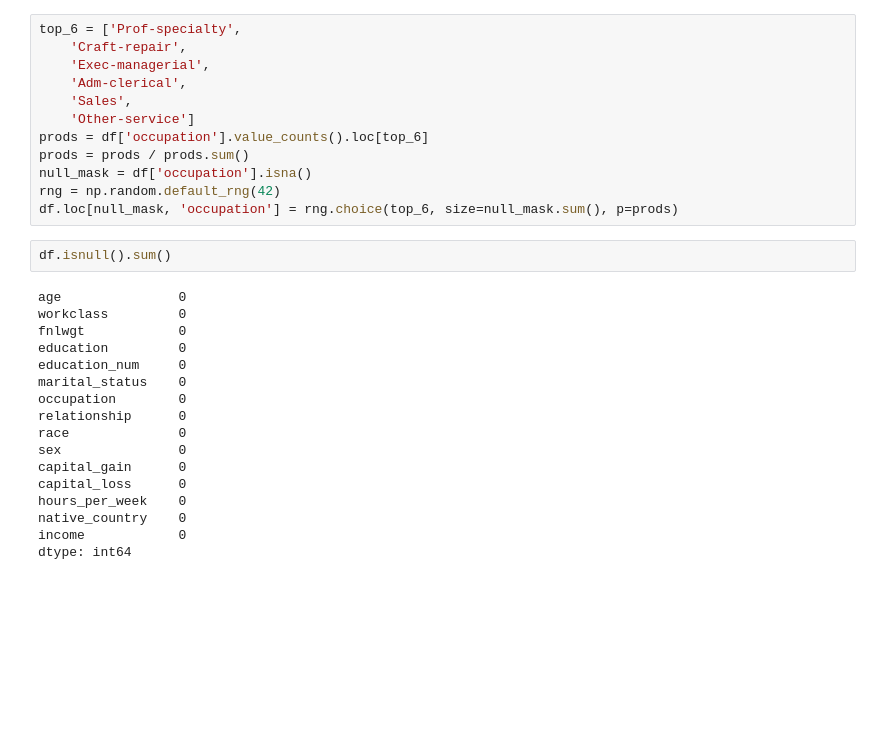
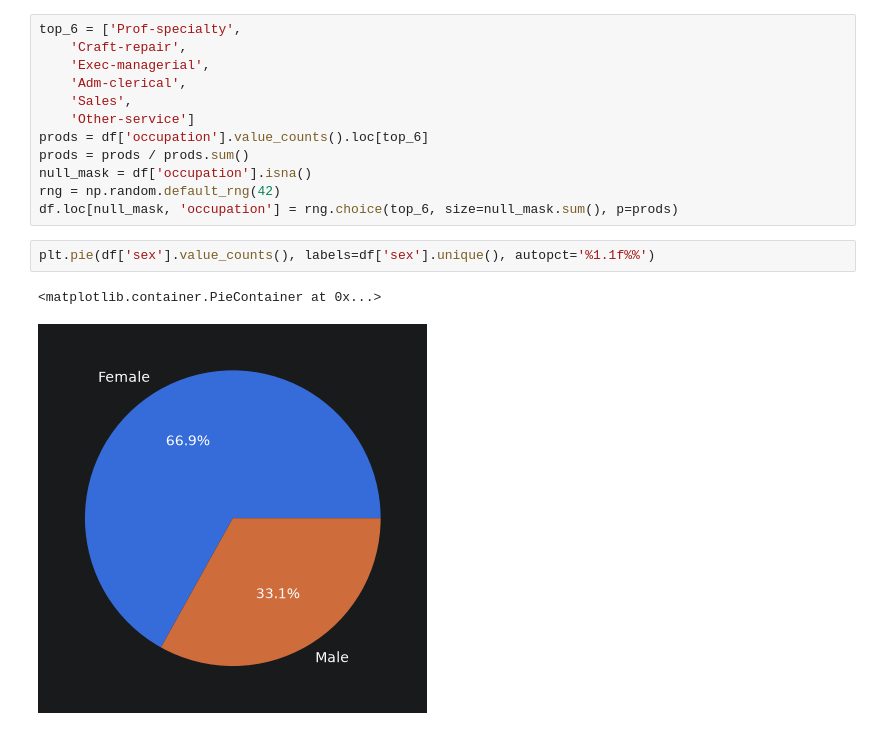
Before and after one commit to ortm01/Adult-Census-Income-DS, a Jupyter notebook: notebooks/01_eda.ipynb, the cells around one changed output. Drawn from its saved outputs; the diff is of its cells as text; blank space fills up the shorter version.

```diff
--- a/notebooks/01_eda.ipynb
+++ b/notebooks/01_eda.ipynb
@@ -102,22 +105,8 @@ prods = prods / prods.sum()
 null_mask = df['occupation'].isna()
 rng = np.random.default_rng(42)
 df.loc[null_mask, 'occupation'] = rng.choice(top_6, size=null_mask.sum(), p=prods)
-# %%
-df.isnull().sum()
-# %% [output]
-age               0
-workclass         0
-fnlwgt            0
-education         0
-education_num     0
-marital_status    0
-occupation        0
-relationship      0
-race              0
-sex               0
-capital_gain      0
-capital_loss      0
-hours_per_week    0
-native_country    0
-income            0
-dtype: int64
+# %%
+plt.pie(df['sex'].value_counts(), labels=df['sex'].unique(), autopct='%1.1f%%')
+# %% [output]
+<matplotlib.container.PieContainer at 0x...>
+[figure, added]
```
Also changed, not shown: parts of 7 cells of this notebook.
